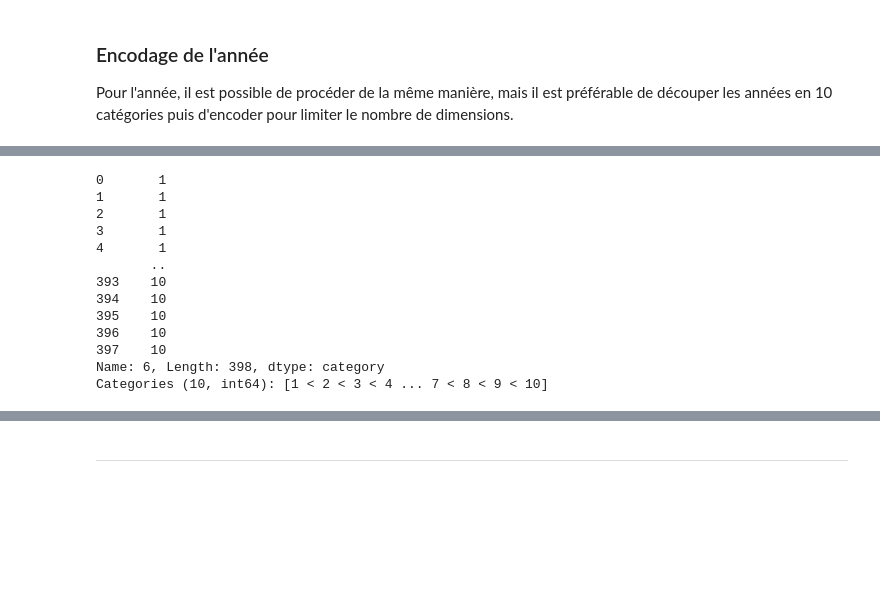
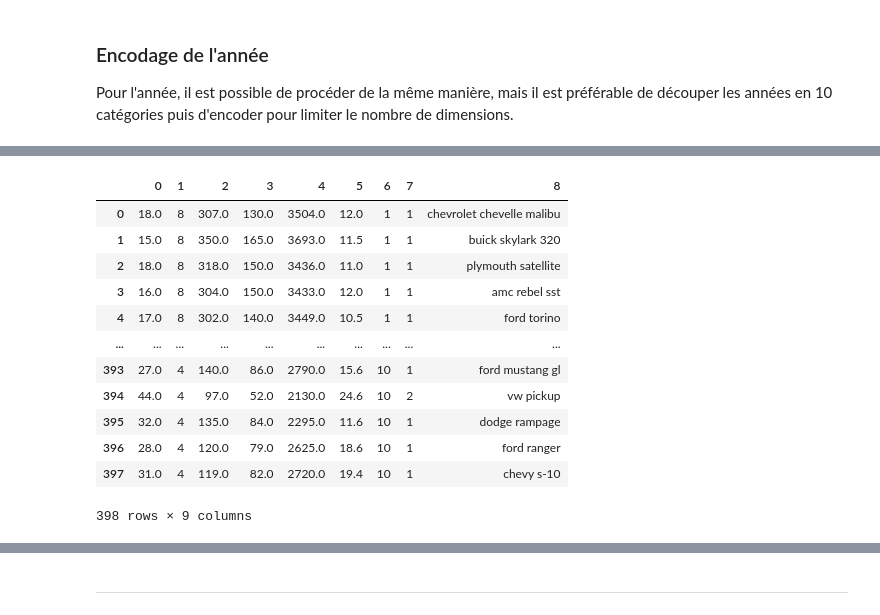
Before and after one commit to samynhl/DAC-M1-S1-MAPSI-TMES, a Jupyter notebook: TME9/TME9_NEHLIL_BOUTALEB.ipynb, the cells around one changed output, grey strips where cells are left out. Cells and saved outputs as stored; diff of their text form; code cells hidden in the pictures; blank space fills up the shorter version.

```diff
--- a/TME9/TME9_NEHLIL_BOUTALEB.ipynb
+++ b/TME9/TME9_NEHLIL_BOUTALEB.ipynb
@@ -589,17 +552,19 @@ data[6].hist()
 # %%
 # Utilisation de la fonction cut de pandas
-pd.cut(data[6],10, labels=[1,2,3,4,5,6,7,8,9,10])
+data_1 = data.copy()
+data_1[6] = pd.cut(data[6],10, labels=[1,2,3,4,5,6,7,8,9,10])
+data_1
 # %% [output]
+|  | 0 | 1 | 2 | 3 | 4 | 5 | 6 | 7 | 8 |
+| 0 | 18.0 | 8 | 307.0 | 130.0 | 3504.0 | 12.0 | 1 | 1 | chevrolet chevelle malibu |
+| 1 | 15.0 | 8 | 350.0 | 165.0 | 3693.0 | 11.5 | 1 | 1 | buick skylark 320 |
+| 2 | 18.0 | 8 | 318.0 | 150.0 | 3436.0 | 11.0 | 1 | 1 | plymouth satellite |
+| 3 | 16.0 | 8 | 304.0 | 150.0 | 3433.0 | 12.0 | 1 | 1 | amc rebel sst |
+| 4 | 17.0 | 8 | 302.0 | 140.0 | 3449.0 | 10.5 | 1 | 1 | ford torino |
+| ... | ... | ... | ... | ... | ... | ... | ... | ... | ... |
+| 393 | 27.0 | 4 | 140.0 | 86.0 | 2790.0 | 15.6 | 10 | 1 | ford mustang gl |
+| 394 | 44.0 | 4 | 97.0 | 52.0 | 2130.0 | 24.6 | 10 | 2 | vw pickup |
+| 395 | 32.0 | 4 | 135.0 | 84.0 | 2295.0 | 11.6 | 10 | 1 | dodge rampage |
+| 396 | 28.0 | 4 | 120.0 | 79.0 | 2625.0 | 18.6 | 10 | 1 | ford ranger |
+| 397 | 31.0 | 4 | 119.0 | 82.0 | 2720.0 | 19.4 | 10 | 1 | chevy s-10 |
-0       1
-1       1
-2       1
-3       1
-4       1
-       ..
-393    10
-394    10
-395    10
-396    10
-397    10
-Name: 6, Length: 398, dtype: category
-Categories (10, int64): [1 < 2 < 3 < 4 ... 7 < 8 < 9 < 10]
+398 rows × 9 columns
```
Also changed, not shown: parts of 24 cells of this notebook.
